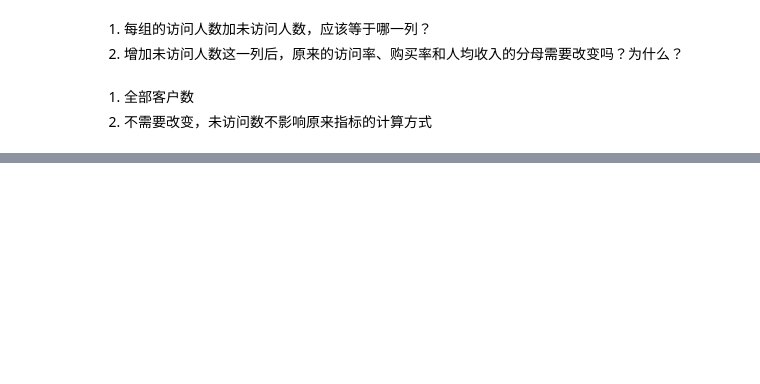
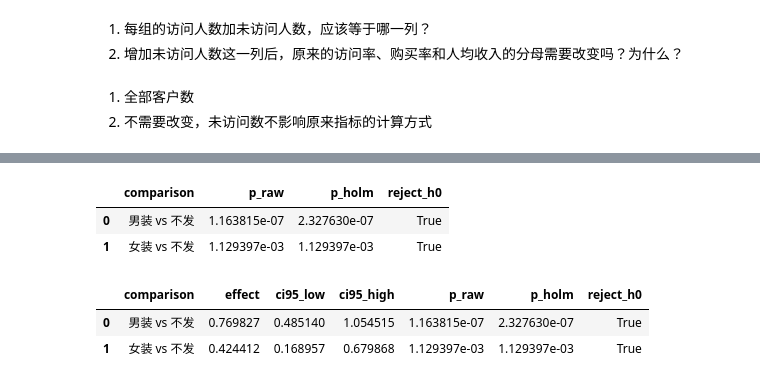
Before and after one commit to xiaomaoII/email-abtest-analysis, a Jupyter notebook: notebooks/python_practice.ipynb, the cells around one changed output, grey strips where cells are left out. Cells and saved outputs as stored; diff of their text form; code cells hidden in the pictures; blank space fills up the shorter version.

Commit message:
Record guided P3 Welch and Holm analysis

```diff
--- a/notebooks/python_practice.ipynb
+++ b/notebooks/python_practice.ipynb
@@ -426,0 +554,52 @@ group_summary
+# %%
+from statsmodels.stats.multitest import multipletests
+
+# 顺序固定：男装 vs 不发、女装 vs 不发
+raw_pvalues = [
+    welch_result.pvalue,
+    womens_welch_result.pvalue,
+]
+
+reject_holm, pvalues_holm, _, _ = multipletests(
+    raw_pvalues,
+    alpha=0.05,
+    method="holm",
+)
+
+holm_summary = pd.DataFrame({
+    "comparison": ["男装 vs 不发", "女装 vs 不发"],
+    "p_raw": raw_pvalues,
+    "p_holm": pvalues_holm,
+    "reject_h0": reject_holm,
+})
+
+holm_summary
+# %% [output]
+|  | comparison | p_raw | p_holm | reject_h0 |
+| 0 | 男装 vs 不发 | 1.163815e-07 | 2.327630e-07 | True |
+| 1 | 女装 vs 不发 | 1.129397e-03 | 1.129397e-03 | True |
+# %%
+effect_summary = pd.DataFrame({
+    "comparison": ["男装 vs 不发", "女装 vs 不发"],
+    "effect": [
+        revenue_difference,
+        womens_difference,
+    ],
+    "ci95_low": [
+        revenue_ci.low,
+        womens_ci.low,
+    ],
+    "ci95_high": [
+        revenue_ci.high,
+        womens_ci.high,
+    ],
+    "p_raw": raw_pvalues,
+    "p_holm": pvalues_holm,
+    "reject_h0": reject_holm,
+})
+
+effect_summary
+# %% [output]
+|  | comparison | effect | ci95_low | ci95_high | p_raw | p_holm | reject_h0 |
+| 0 | 男装 vs 不发 | 0.769827 | 0.485140 | 1.054515 | 1.163815e-07 | 2.327630e-07 | True |
+| 1 | 女装 vs 不发 | 0.424412 | 0.168957 | 0.679868 | 1.129397e-03 | 1.129397e-03 | True |
```
Also changed, not shown: parts of 13 cells of this notebook, 4 other files.
